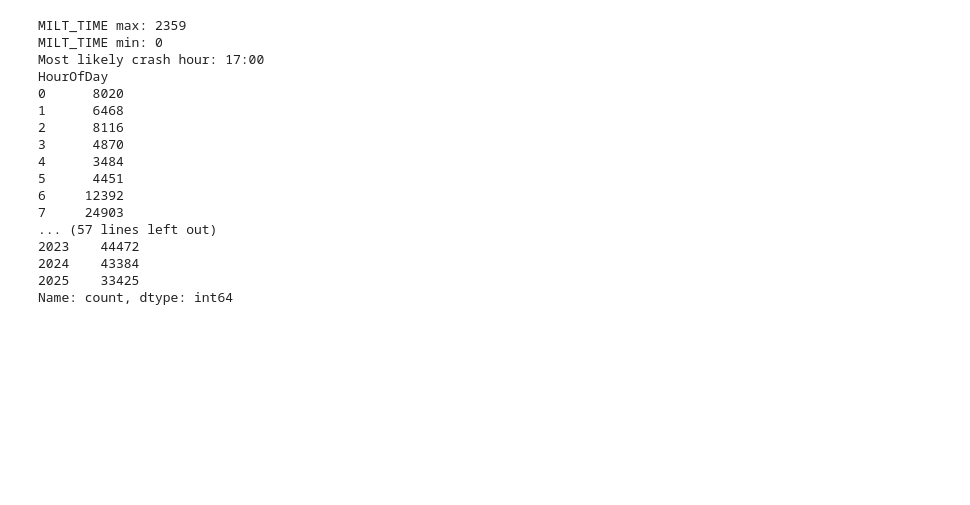
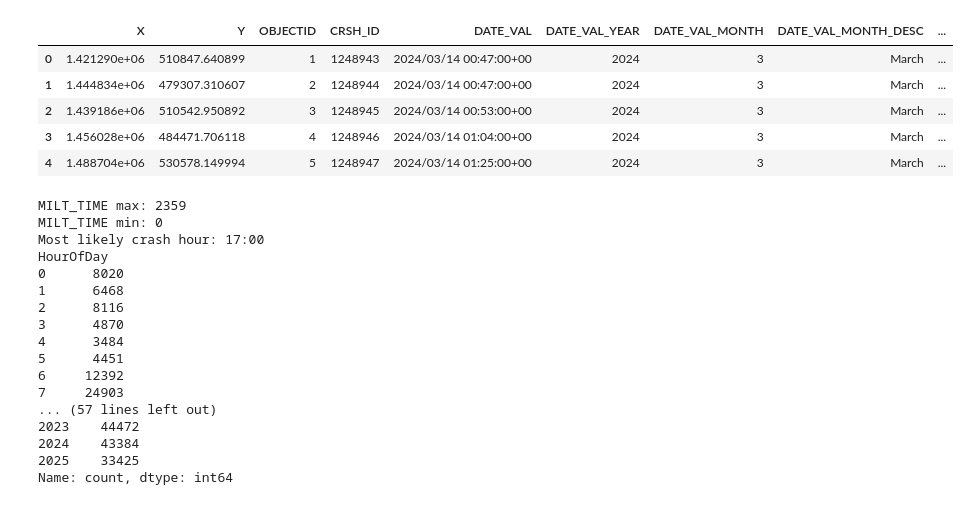
Before and after one commit to matthewshang2021-spec/Crash-Analysis-Project, a Jupyter notebook: car_crash.ipynb, the cells around one changed output. Cells and saved outputs as stored; diff of their text form; code cells hidden in the pictures; blank space fills up the shorter version.

```diff
--- a/car_crash.ipynb
+++ b/car_crash.ipynb
@@ -6,6 +6,8 @@ import numpy as np
 # This cell is to analyze the pattern of the crash: most likely time of day, day of the week, month, and year.
 df = pd.read_csv('Crashes.csv')
 df=df[df['DATE_VAL_YEAR'] <= 2025]
+display(df.head(5))
+
 df = df.dropna(subset=['MILT_TIME'])
 max_time = df['MILT_TIME'].max()
 min_time = df['MILT_TIME'].min()
@@ -15,33 +17,39 @@ print(f"MILT_TIME min: {min_time}")
 
 # Convert military time (HHMM) to an hour-of-day value, some values less than 4 digits, so we should adda leading zeros. Then we can extract the hour-of-day value from the first two digits of the military time.
 # This makes it possible to measure the most common crash time across the whole dataset.
 
 df['MILT_TIME_Str'] = df['MILT_TIME'].astype(float).astype(int).astype(str).str.zfill(4)
 df['HourOfDay'] = df['MILT_TIME_Str'].str[:2].astype(int)
 
 hour_counts = df['HourOfDay'].value_counts().sort_index()
 most_likely_hour = hour_counts.index[hour_counts.argmax()]
 print(f"Most likely crash hour: {most_likely_hour:02d}:00")
 print(hour_counts.head(24))
 
 df = df.dropna(subset=['DAY_OF_WEEK_DESC'])
 weekday_counts = df['DAY_OF_WEEK_DESC'].value_counts()
 most_likely_day = weekday_counts.index[weekday_counts.argmax()]
 print(f"Most likely day of week: {most_likely_day}")
 print(weekday_counts.head(10))
 
 df = df.dropna(subset=['DATE_VAL_MONTH_DESC'])
 month_counts = df['DATE_VAL_MONTH_DESC'].value_counts()
 most_likely_month = month_counts.index[month_counts.argmax()]
 print(f"Most likely crash month: {most_likely_month}")
 print(month_counts.head(12))
 
 df = df.dropna(subset=['DATE_VAL_YEAR'])
 year_counts = df['DATE_VAL_YEAR'].value_counts().sort_index()
 most_likely_year = year_counts.index[year_counts.argmax()]
 print(f"Most likely crash year: {most_likely_year}")
 print(year_counts.head(16))
 # %% [output]
+|  | X | Y | OBJECTID | CRSH_ID | DATE_VAL | DATE_VAL_YEAR | DATE_VAL_MONTH | DATE_VAL_MONTH_DESC | ... |
+| 0 | 1.421290e+06 | 510847.640899 | 1 | 1248943 | 2024/03/14 00:47:00+00 | 2024 | 3 | March | ... |
+| 1 | 1.444834e+06 | 479307.310607 | 2 | 1248944 | 2024/03/14 00:47:00+00 | 2024 | 3 | March | ... |
+| 2 | 1.439186e+06 | 510542.950892 | 3 | 1248945 | 2024/03/14 00:53:00+00 | 2024 | 3 | March | ... |
+| 3 | 1.456028e+06 | 484471.706118 | 4 | 1248946 | 2024/03/14 01:04:00+00 | 2024 | 3 | March | ... |
+| 4 | 1.488704e+06 | 530578.149994 | 5 | 1248947 | 2024/03/14 01:25:00+00 | 2024 | 3 | March | ... |
 MILT_TIME max: 2359
 MILT_TIME min: 0
 Most likely crash hour: 17:00
```
Also changed, not shown: parts of 4 cells of this notebook.
